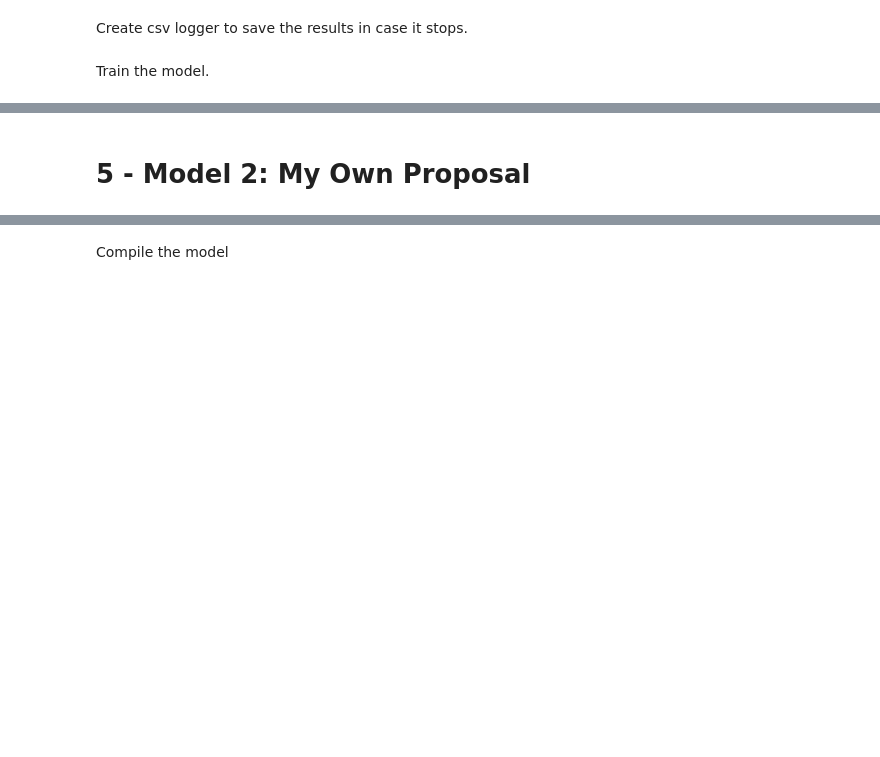
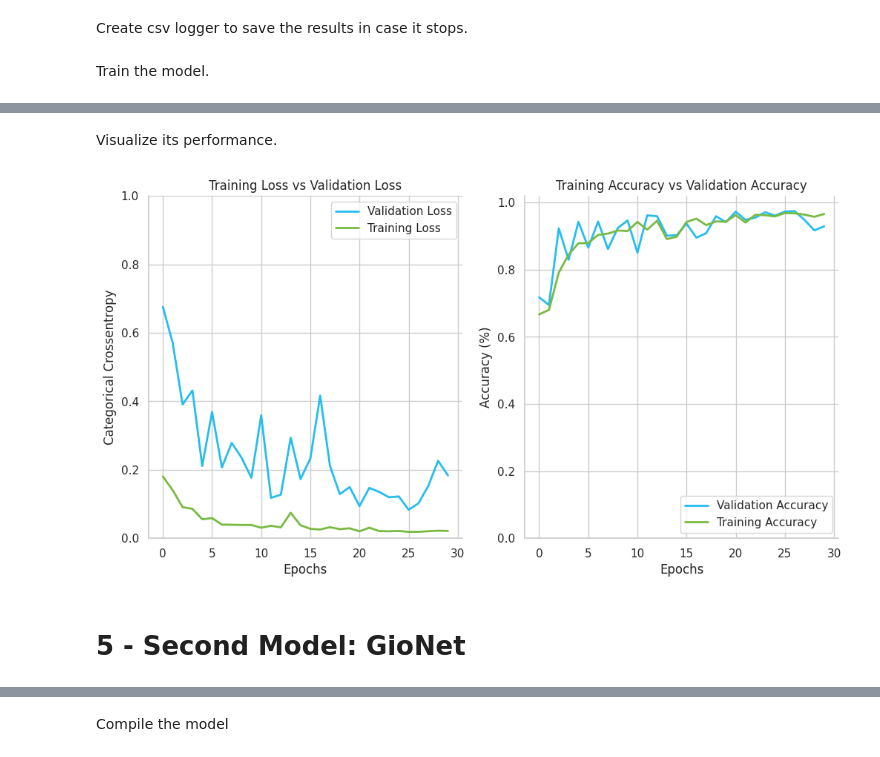
Before and after one commit to giordanovitale/Prado-Museum-CNN, a Jupyter notebook: Prado_Artists.ipynb, the cells around one changed output, grey strips where cells are left out. Drawn from its saved outputs; the diff is of its cells as text; code cells hidden in the pictures; blank space fills up the shorter version.

```diff
--- a/Prado_Artists.ipynb
+++ b/Prado_Artists.ipynb
@@ -397,5 +604,12 @@ zfnet_history = zfnet.fit(train_ds,
+# %% [markdown]
+Visualize its performance.
+# %%
+zfnet_history = pd.read_csv("/content/drive/MyDrive/AMD/model_logs/zfnet.log")
+plot_history(zfnet_history)
+# %% [output]
+[figure, added]
 # %% [markdown]
-# 5 - Model 2: My Own Proposal
+# 5 - Second Model: GioNet
 # %%
 gionet = Sequential([
 
```
Also changed, not shown: parts of 43 cells of this notebook.
